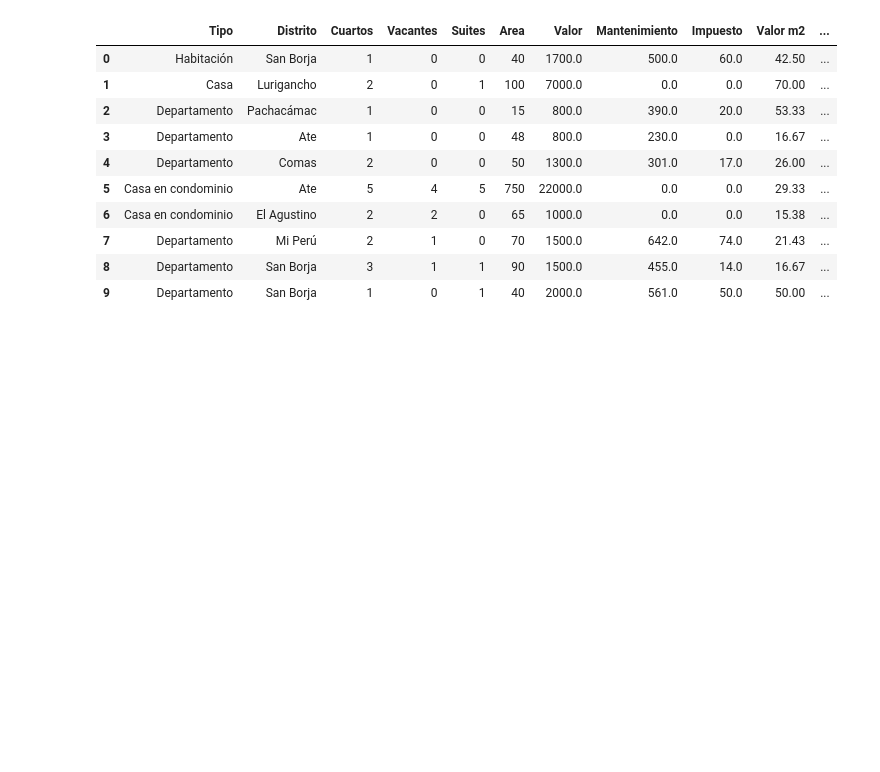
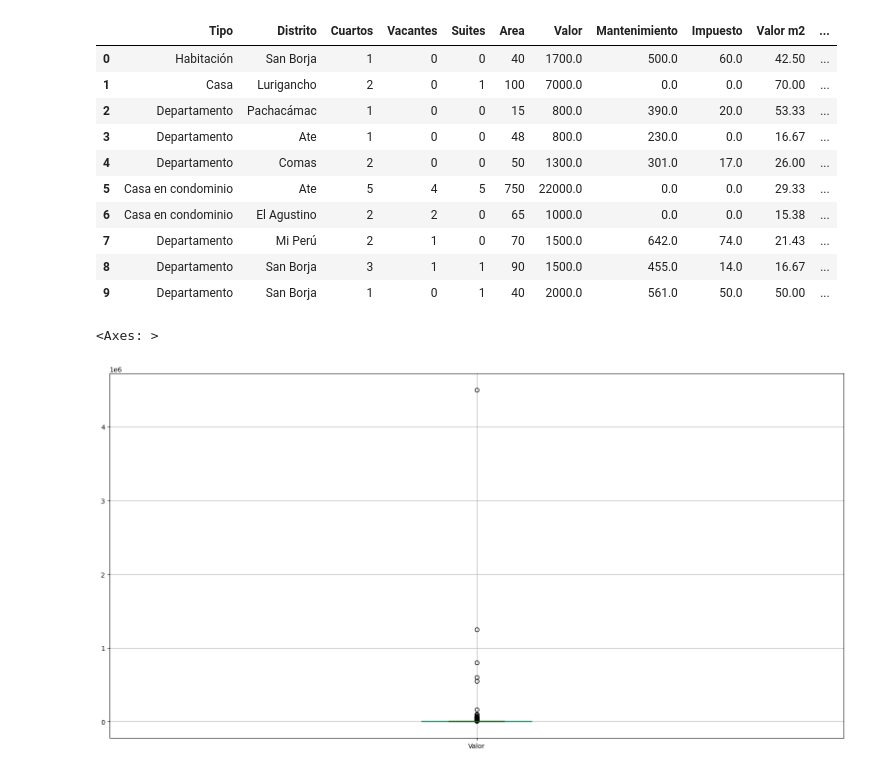
Before and after one commit to NikolayNB/DataAnalysis-Treatment, a Jupyter notebook: DataAnalysis&Treatment.ipynb, the cells around one changed output. Drawn from its saved outputs; the diff is of its cells as text; code cells hidden in the pictures; blank space fills up the shorter version.

```diff
--- a/DataAnalysis&Treatment.ipynb
+++ b/DataAnalysis&Treatment.ipynb
@@ -1433,3 +1433,8 @@ datos.head(10)
 | 7 | Departamento | Mi Perú | 2 | 1 | 0 | 70 | 1500.0 | 642.0 | 74.0 | 21.43 | ... |
 | 8 | Departamento | San Borja | 3 | 1 | 1 | 90 | 1500.0 | 455.0 | 14.0 | 16.67 | ... |
 | 9 | Departamento | San Borja | 1 | 0 | 1 | 40 | 2000.0 | 561.0 | 50.0 | 50.00 | ... |
+# %%
+datos.boxplot(["Valor"])
+# %% [output]
+<Axes: >
+[figure, added]
```
Also changed, not shown: parts of 20 cells of this notebook.
